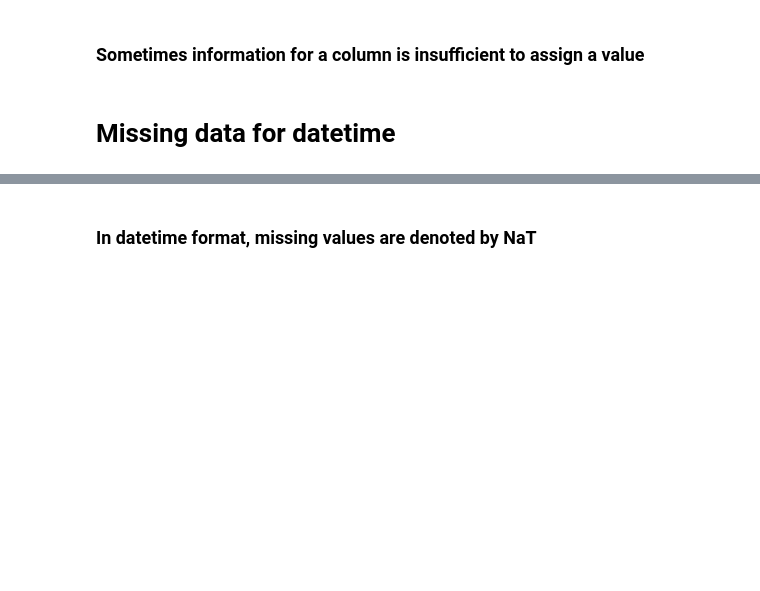
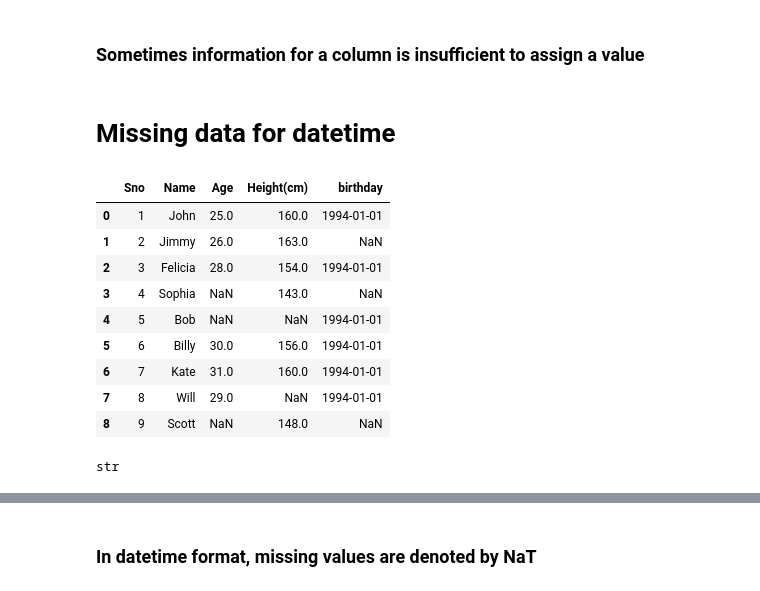
Before and after one commit to Clapiniella/thebridge, a Jupyter notebook: 1_Data_Analysis/semana_8/dia_1/MissingData.ipynb, the cells around one changed output, grey strips where cells are left out. Cells and saved outputs as stored; diff of their text form; code cells hidden in the pictures; blank space fills up the shorter version.

```diff
--- a/1_Data_Analysis/semana_8/dia_1/MissingData.ipynb
+++ b/1_Data_Analysis/semana_8/dia_1/MissingData.ipynb
@@ -213,3 +512,20 @@ time_df = pd.DataFrame({'Sno': range(1,10),
                         'Height(cm)': [160,163,154,143,np.nan,156,160,np.nan,148],
                        'birthday': ['1994-01-01', np.nan, '1994-01-01', np.nan,'1994-01-01',
                                    '1994-01-01', '1994-01-01', '1994-01-01',np.nan]})
+# %%
+time_df
+# %% [output]
+|  | Sno | Name | Age | Height(cm) | birthday |
+| 0 | 1 | John | 25.0 | 160.0 | 1994-01-01 |
+| 1 | 2 | Jimmy | 26.0 | 163.0 | NaN |
+| 2 | 3 | Felicia | 28.0 | 154.0 | 1994-01-01 |
+| 3 | 4 | Sophia | NaN | 143.0 | NaN |
+| 4 | 5 | Bob | NaN | NaN | 1994-01-01 |
+| 5 | 6 | Billy | 30.0 | 156.0 | 1994-01-01 |
+| 6 | 7 | Kate | 31.0 | 160.0 | 1994-01-01 |
+| 7 | 8 | Will | 29.0 | NaN | 1994-01-01 |
+| 8 | 9 | Scott | NaN | 148.0 | NaN |
+# %%
+type(time_df['birthday'][0])
+# %% [output]
+str
```
Also changed, not shown: parts of 66 cells of this notebook, 2 other files.
